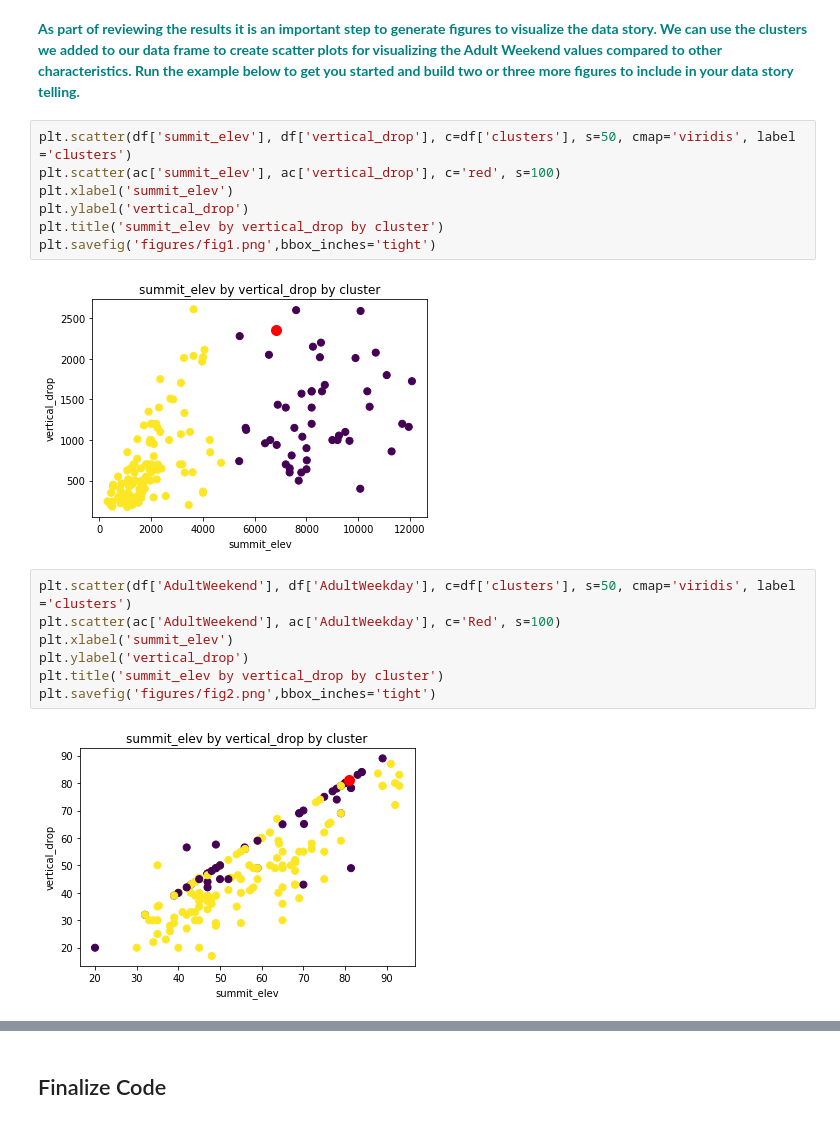
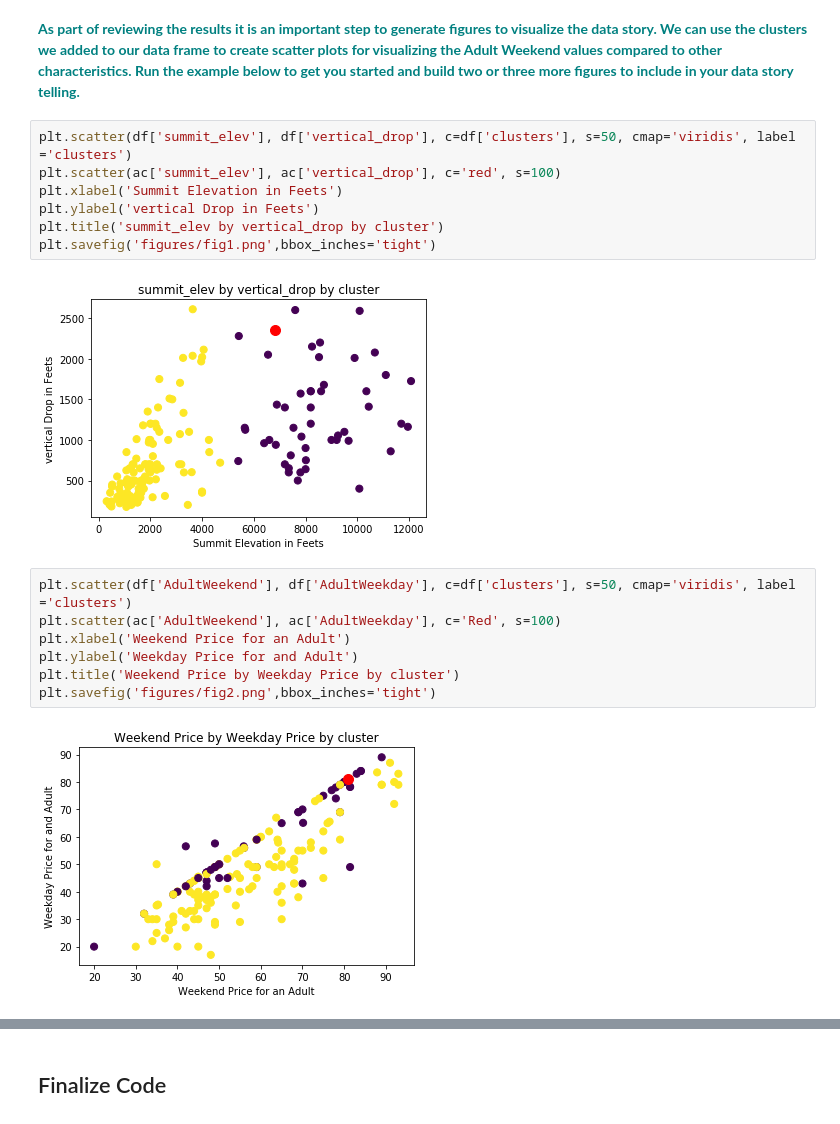
Before and after one commit to pranay-surana/Guided-Capstone, a Jupyter notebook: Notebook_stepsix.ipynb, the cells around one changed output, grey strips where cells are left out. Cells and saved outputs as stored; diff of their text form.

```diff
--- a/Notebook_stepsix.ipynb
+++ b/Notebook_stepsix.ipynb
@@ -211,21 +211,21 @@ Name: AdultWeekend, dtype: float64
 # %%
 plt.scatter(df['summit_elev'], df['vertical_drop'], c=df['clusters'], s=50, cmap='viridis', label ='clusters')
 plt.scatter(ac['summit_elev'], ac['vertical_drop'], c='red', s=100)
-plt.xlabel('summit_elev')
-plt.ylabel('vertical_drop')
+plt.xlabel('Summit Elevation in Feets')
+plt.ylabel('vertical Drop in Feets')
 plt.title('summit_elev by vertical_drop by cluster')
 plt.savefig('figures/fig1.png',bbox_inches='tight')
 # %% [output]
-[figure, old version]
+[figure, new version]
 # %%
 plt.scatter(df['AdultWeekend'], df['AdultWeekday'], c=df['clusters'], s=50, cmap='viridis', label ='clusters')
 plt.scatter(ac['AdultWeekend'], ac['AdultWeekday'], c='Red', s=100)
-plt.xlabel('summit_elev')
-plt.ylabel('vertical_drop')
-plt.title('summit_elev by vertical_drop by cluster')
+plt.xlabel('Weekend Price for an Adult')
+plt.ylabel('Weekday Price for and Adult')
+plt.title('Weekend Price by Weekday Price by cluster')
 plt.savefig('figures/fig2.png',bbox_inches='tight')
 # %% [output]
-[figure, old version]
+[figure, new version]
 # %%
 plt.scatter(df['daysOpenLastYear'], df['projectedDaysOpen'], c=df['clusters'], s=50, cmap='viridis', label ='clusters')
 plt.scatter(ac['daysOpenLastYear'], ac['projectedDaysOpen'], c='red', s=100)
```
Also changed, not shown: parts of 1 cell of this notebook, 4 other files.
